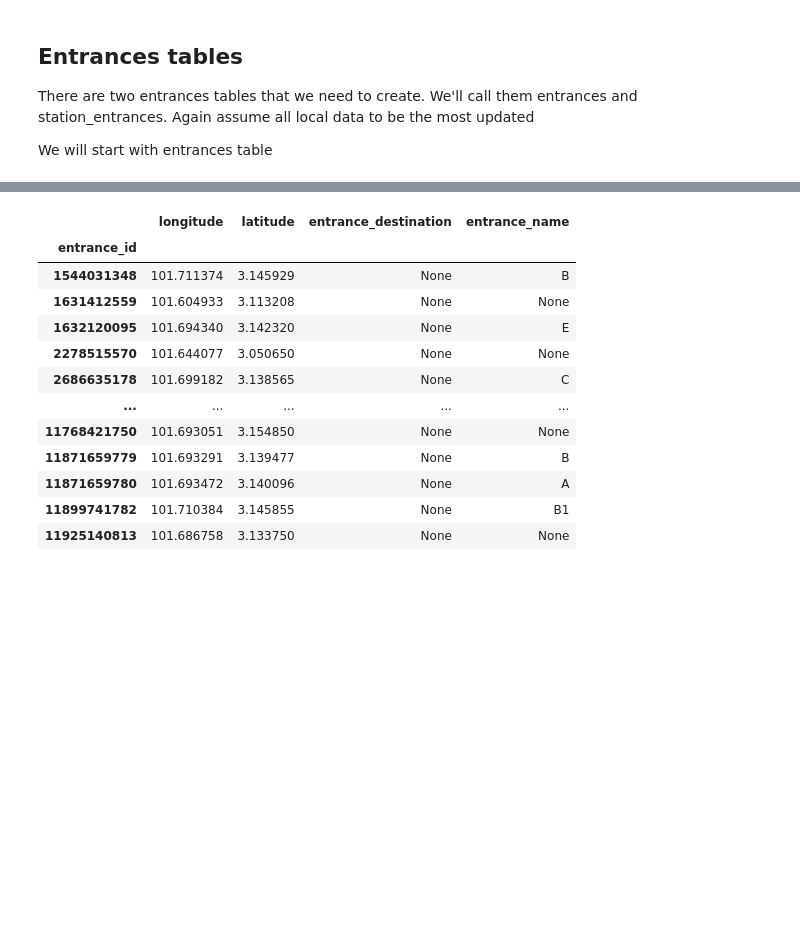
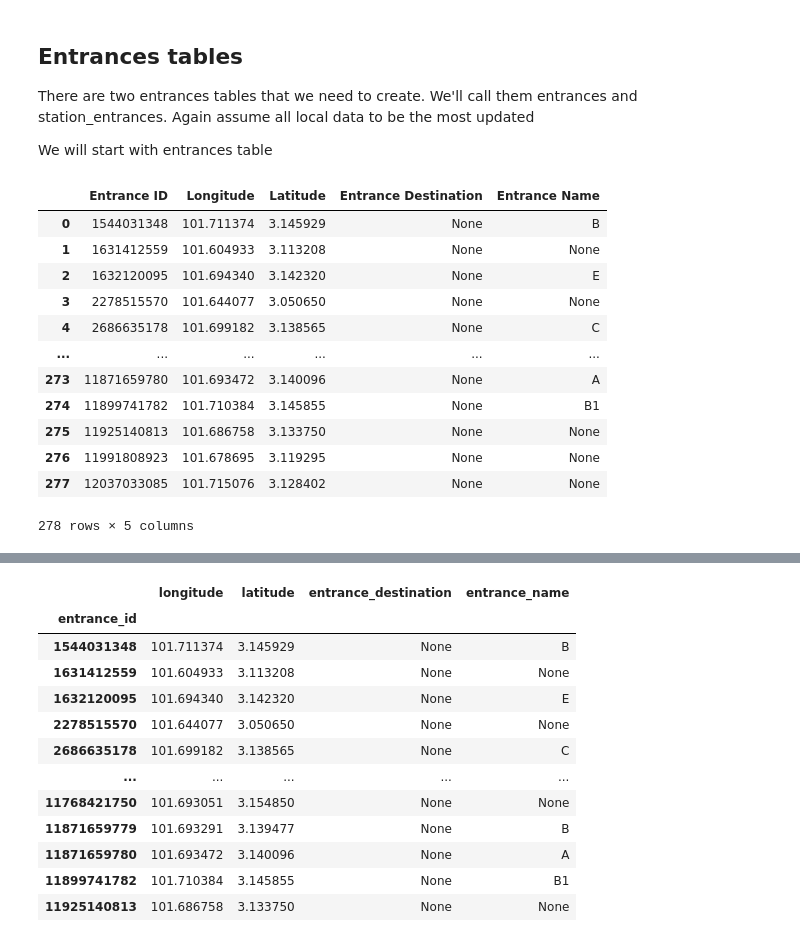
Before and after one commit to nabilersyad/transit-stations-database, a Jupyter notebook: notebooks/5_csv2supabase.ipynb, the cells around one changed output, grey strips where cells are left out. Saved outputs shown, nothing was run; the diff lists cells and outputs as text; code cells hidden in the pictures; blank space fills up the shorter version.

```diff
--- a/notebooks/5_csv2supabase.ipynb
+++ b/notebooks/5_csv2supabase.ipynb
@@ -259,6 +256,22 @@ There are two entrances tables that we need to create. We'll call them entrances
 Again assume all local data to be the most updated
 
 We will start with entrances table
+# %%
+entrances_data_local
+# %% [output]
+|  | Entrance ID | Longitude | Latitude | Entrance Destination | Entrance Name |
+| 0 | 1544031348 | 101.711374 | 3.145929 | None | B |
+| 1 | 1631412559 | 101.604933 | 3.113208 | None | None |
+| 2 | 1632120095 | 101.694340 | 3.142320 | None | E |
+| 3 | 2278515570 | 101.644077 | 3.050650 | None | None |
+| 4 | 2686635178 | 101.699182 | 3.138565 | None | C |
+| ... | ... | ... | ... | ... | ... |
+| 273 | 11871659780 | 101.693472 | 3.140096 | None | A |
+| 274 | 11899741782 | 101.710384 | 3.145855 | None | B1 |
+| 275 | 11925140813 | 101.686758 | 3.133750 | None | None |
+| 276 | 11991808923 | 101.678695 | 3.119295 | None | None |
+| 277 | 12037033085 | 101.715076 | 3.128402 | None | None |
+278 rows × 5 columns
 # %%
 # Retrieve entrances table in local csv file
 cleansed_entrances = 'klang_valley_entrances_cleansed.csv'
```
Also changed, not shown: parts of 3 cells of this notebook, 7 other files.
